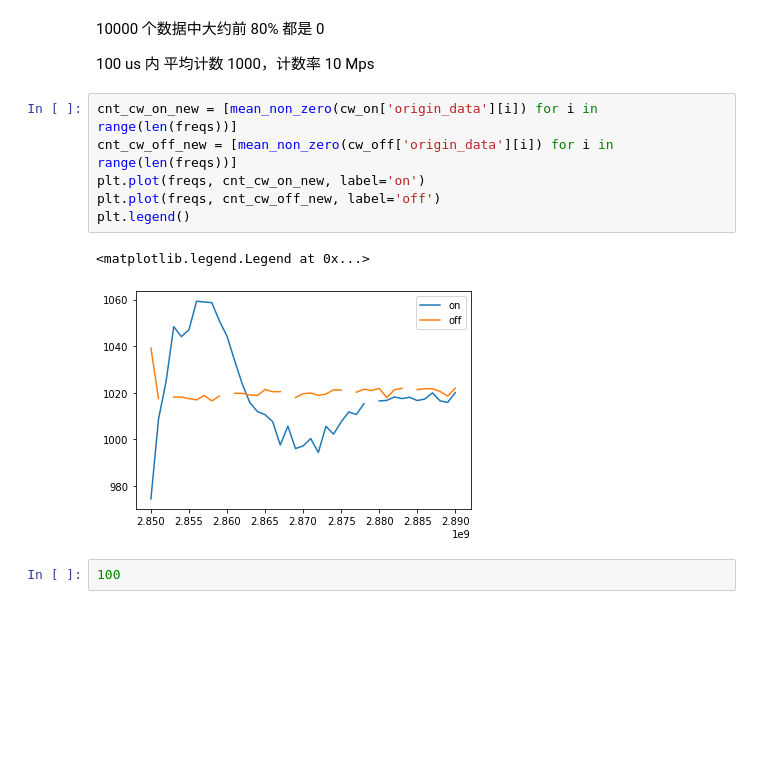
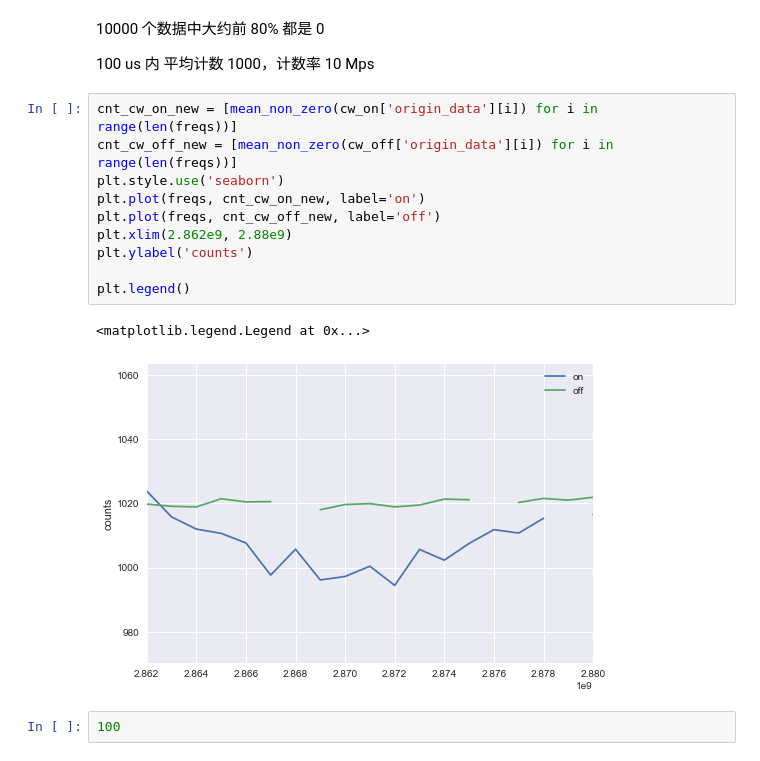
Before and after one commit to Youngcius/odmactor, a Jupyter notebook: zhy/analysis/cw-and-pulse.ipynb, the cells around one changed output. Saved outputs shown, nothing was run; the diff lists cells and outputs as text; blank space fills up the shorter version.

```diff
--- a/zhy/analysis/cw-and-pulse.ipynb
+++ b/zhy/analysis/cw-and-pulse.ipynb
@@ -75,12 +75,16 @@ plt.show()
 # %%
 cnt_cw_on_new = [mean_non_zero(cw_on['origin_data'][i]) for i in range(len(freqs))]
 cnt_cw_off_new = [mean_non_zero(cw_off['origin_data'][i]) for i in range(len(freqs))]
+plt.style.use('seaborn')
 plt.plot(freqs, cnt_cw_on_new, label='on')
 plt.plot(freqs, cnt_cw_off_new, label='off')
+plt.xlim(2.862e9, 2.88e9)
+plt.ylabel('counts')
+
 plt.legend()
 # %% [output]
 <matplotlib.legend.Legend at 0x...>
-[figure, old version]
+[figure, new version]
 # %%
 100
 # %% [output]
```
Also changed, not shown: 2 other files.
